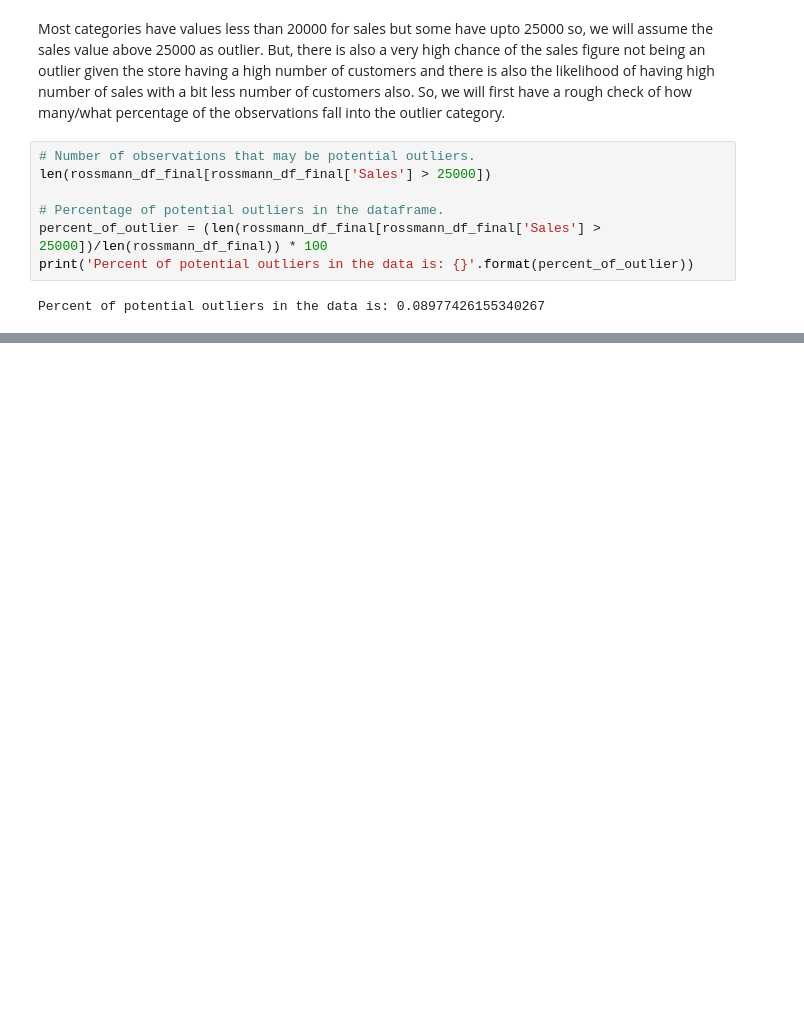
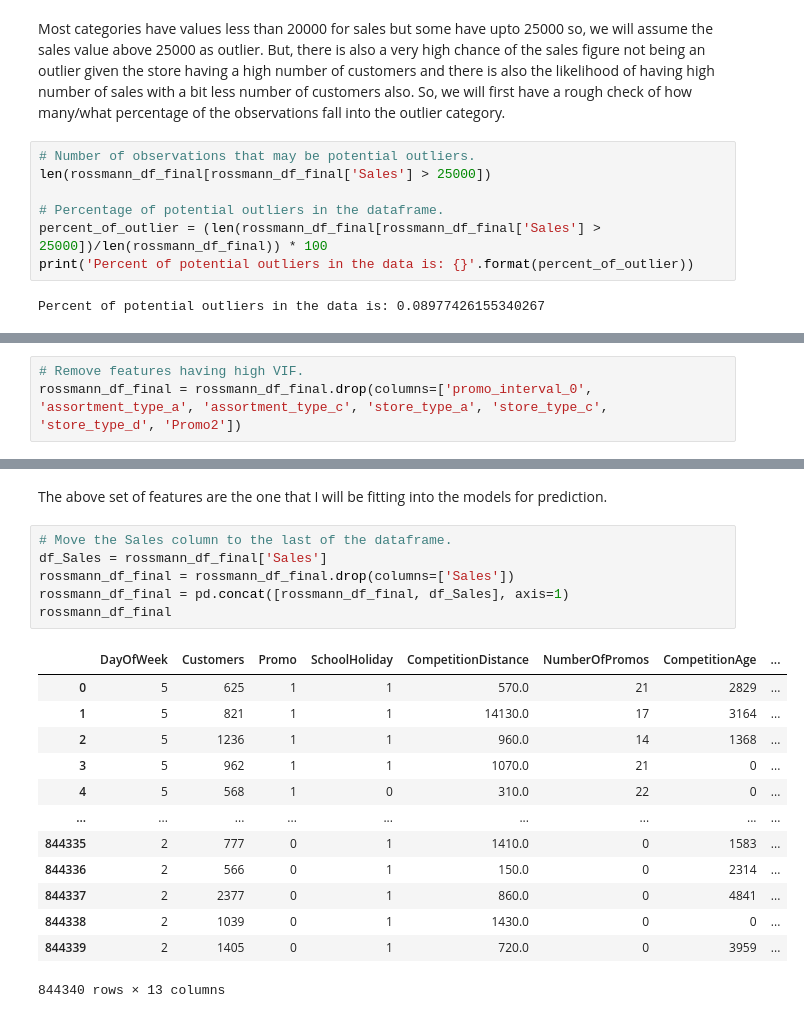
Before and after one commit to Adityasingh675/Supervised-ML-Regression, a Jupyter notebook: Rossmann_Sales_Prediction_Capstone_Project.ipynb, the cells around one changed output, grey strips where cells are left out. Saved outputs shown, nothing was run; the diff lists cells and outputs as text; blank space fills up the shorter version.

```diff
--- a/Rossmann_Sales_Prediction_Capstone_Project.ipynb
+++ b/Rossmann_Sales_Prediction_Capstone_Project.ipynb
@@ -880,0 +988,3 @@ Percent of potential outliers in the data is: 0.08977426155340267
+# %%
+# Remove features having high VIF.
+rossmann_df_final = rossmann_df_final.drop(columns=['promo_interval_0', 'assortment_type_a', 'assortment_type_c', 'store_type_a', 'store_type_c', 'store_type_d', 'Promo2'])
@@ -880,0 +1008,22 @@ Percent of potential outliers in the data is: 0.08977426155340267
+# %% [markdown]
+The above set of features are the one that I will be fitting into the models for prediction.
+# %%
+# Move the Sales column to the last of the dataframe.
+df_Sales = rossmann_df_final['Sales']
+rossmann_df_final = rossmann_df_final.drop(columns=['Sales'])
+rossmann_df_final = pd.concat([rossmann_df_final, df_Sales], axis=1)
+rossmann_df_final
+# %% [output]
+|  | DayOfWeek | Customers | Promo | SchoolHoliday | CompetitionDistance | NumberOfPromos | CompetitionAge | ... |
+| 0 | 5 | 625 | 1 | 1 | 570.0 | 21 | 2829 | ... |
+| 1 | 5 | 821 | 1 | 1 | 14130.0 | 17 | 3164 | ... |
+| 2 | 5 | 1236 | 1 | 1 | 960.0 | 14 | 1368 | ... |
+| 3 | 5 | 962 | 1 | 1 | 1070.0 | 21 | 0 | ... |
+| 4 | 5 | 568 | 1 | 0 | 310.0 | 22 | 0 | ... |
+| ... | ... | ... | ... | ... | ... | ... | ... | ... |
+| 844335 | 2 | 777 | 0 | 1 | 1410.0 | 0 | 1583 | ... |
+| 844336 | 2 | 566 | 0 | 1 | 150.0 | 0 | 2314 | ... |
+| 844337 | 2 | 2377 | 0 | 1 | 860.0 | 0 | 4841 | ... |
+| 844338 | 2 | 1039 | 0 | 1 | 1430.0 | 0 | 0 | ... |
+| 844339 | 2 | 1405 | 0 | 1 | 720.0 | 0 | 3959 | ... |
+844340 rows × 13 columns
```
Also changed, not shown: parts of 19 cells of this notebook.
